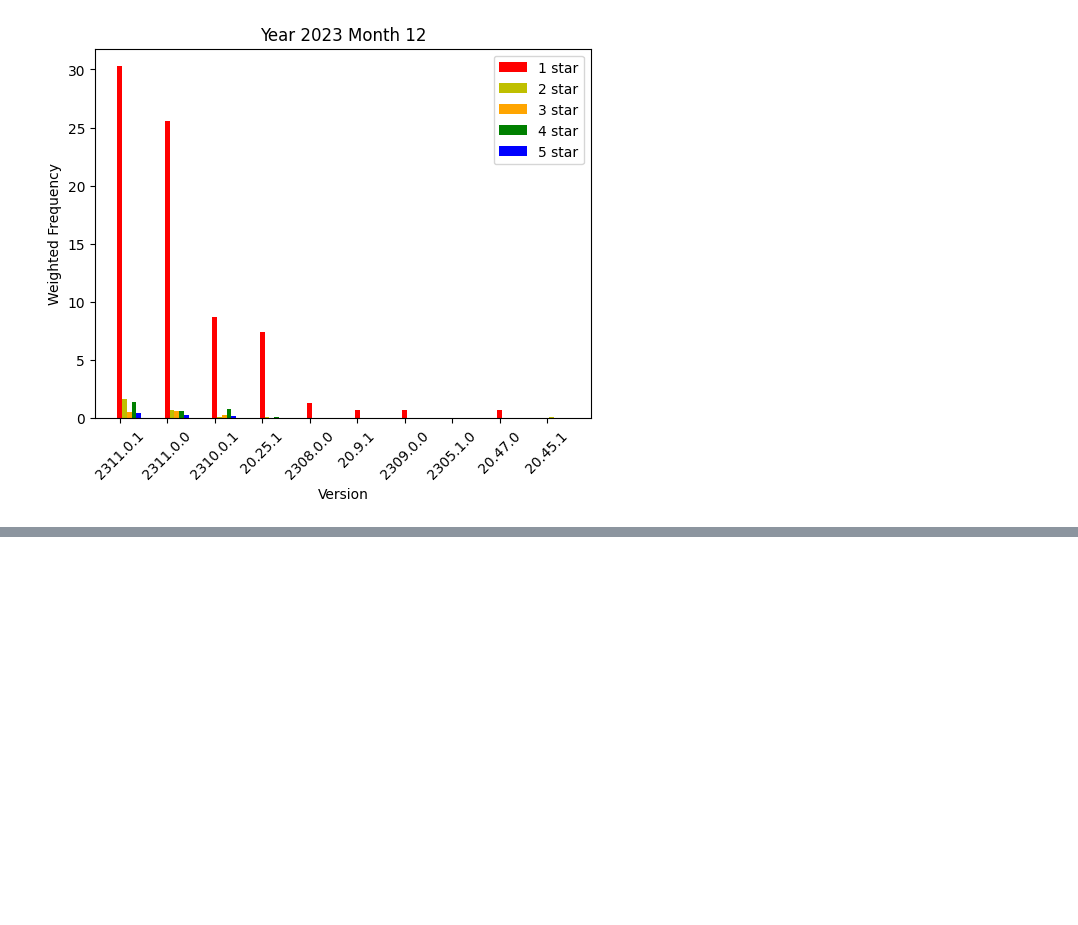
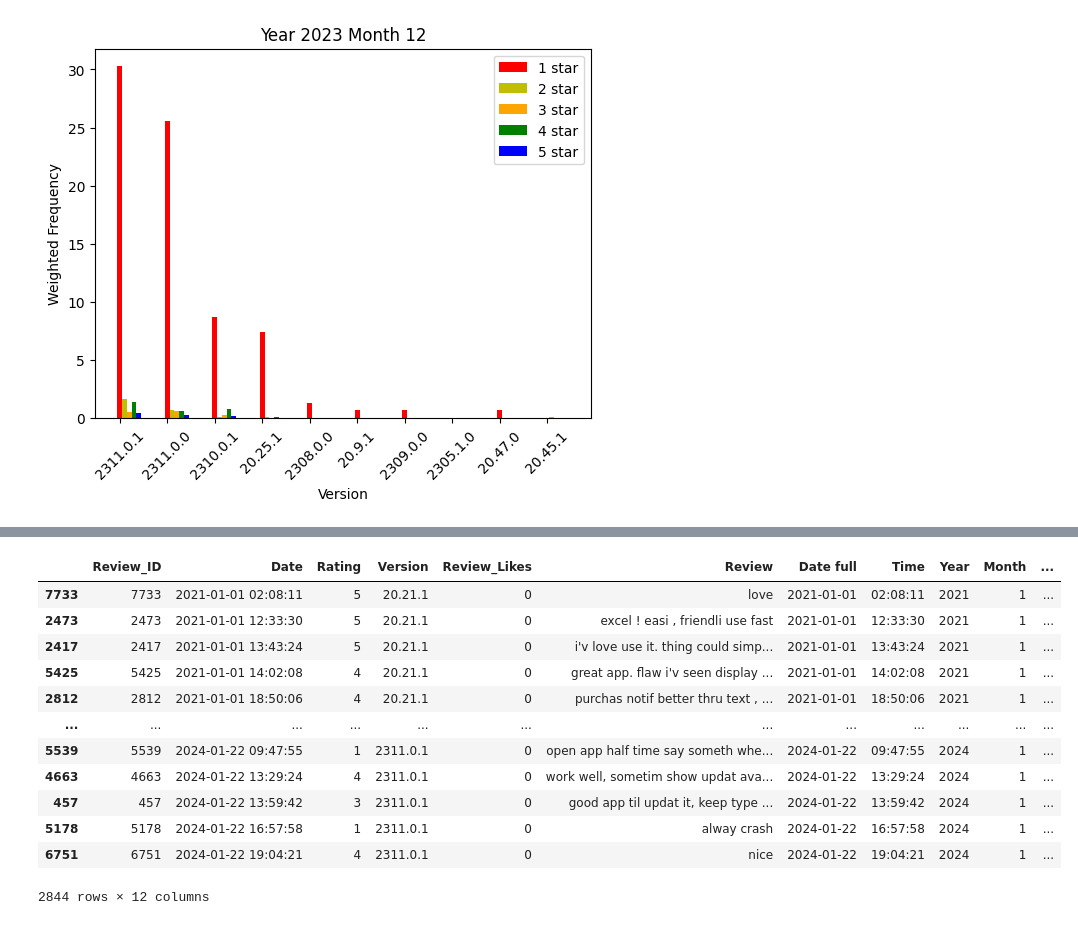
Before and after one commit to quangbui04/Scotiabank-Challenge, a Jupyter notebook: scotiabank-datathon.ipynb, the cells around one changed output, grey strips where cells are left out. Drawn from its saved outputs; the diff is of its cells as text; code cells hidden in the pictures; blank space fills up the shorter version.

```diff
--- a/scotiabank-datathon.ipynb
+++ b/scotiabank-datathon.ipynb
@@ -301,0 +663,16 @@ plt.show()
+# %%
+df[df["Label"]==-1]
+# %% [output]
+|  | Review_ID | Date | Rating | Version | Review_Likes | Review | Date full | Time | Year | Month | ... |
+| 7733 | 7733 | 2021-01-01 02:08:11 | 5 | 20.21.1 | 0 | love | 2021-01-01 | 02:08:11 | 2021 | 1 | ... |
+| 2473 | 2473 | 2021-01-01 12:33:30 | 5 | 20.21.1 | 0 | excel ! easi , friendli use fast | 2021-01-01 | 12:33:30 | 2021 | 1 | ... |
+| 2417 | 2417 | 2021-01-01 13:43:24 | 5 | 20.21.1 | 0 | i'v love use it. thing could simp... | 2021-01-01 | 13:43:24 | 2021 | 1 | ... |
+| 5425 | 5425 | 2021-01-01 14:02:08 | 4 | 20.21.1 | 0 | great app. flaw i'v seen display ... | 2021-01-01 | 14:02:08 | 2021 | 1 | ... |
+| 2812 | 2812 | 2021-01-01 18:50:06 | 4 | 20.21.1 | 0 | purchas notif better thru text , ... | 2021-01-01 | 18:50:06 | 2021 | 1 | ... |
+| ... | ... | ... | ... | ... | ... | ... | ... | ... | ... | ... | ... |
+| 5539 | 5539 | 2024-01-22 09:47:55 | 1 | 2311.0.1 | 0 | open app half time say someth whe... | 2024-01-22 | 09:47:55 | 2024 | 1 | ... |
+| 4663 | 4663 | 2024-01-22 13:29:24 | 4 | 2311.0.1 | 0 | work well, sometim show updat ava... | 2024-01-22 | 13:29:24 | 2024 | 1 | ... |
+| 457 | 457 | 2024-01-22 13:59:42 | 3 | 2311.0.1 | 0 | good app til updat it, keep type ... | 2024-01-22 | 13:59:42 | 2024 | 1 | ... |
+| 5178 | 5178 | 2024-01-22 16:57:58 | 1 | 2311.0.1 | 0 | alway crash | 2024-01-22 | 16:57:58 | 2024 | 1 | ... |
+| 6751 | 6751 | 2024-01-22 19:04:21 | 4 | 2311.0.1 | 0 | nice | 2024-01-22 | 19:04:21 | 2024 | 1 | ... |
+2844 rows × 12 columns
```
Also changed, not shown: parts of 38 cells of this notebook.
